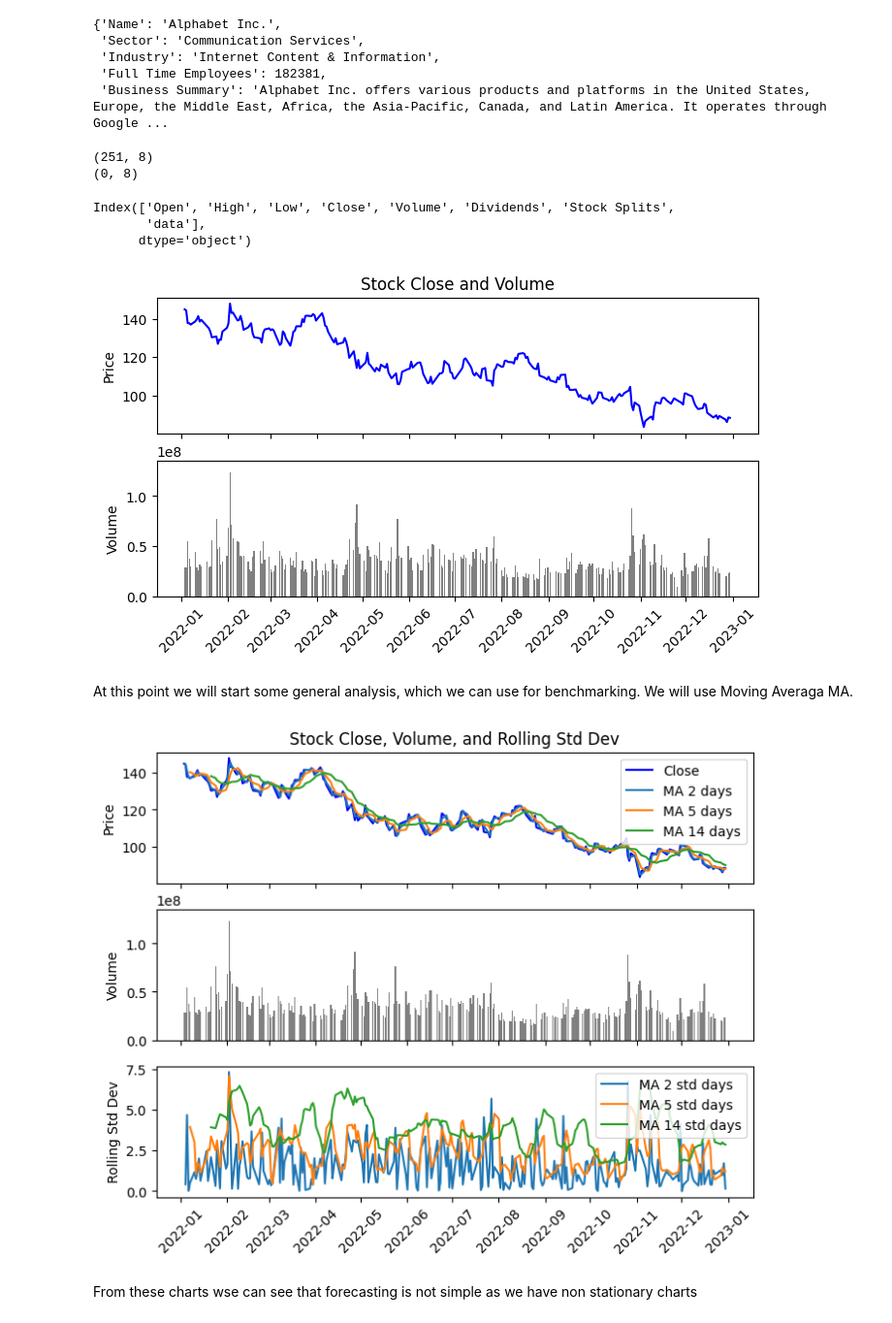
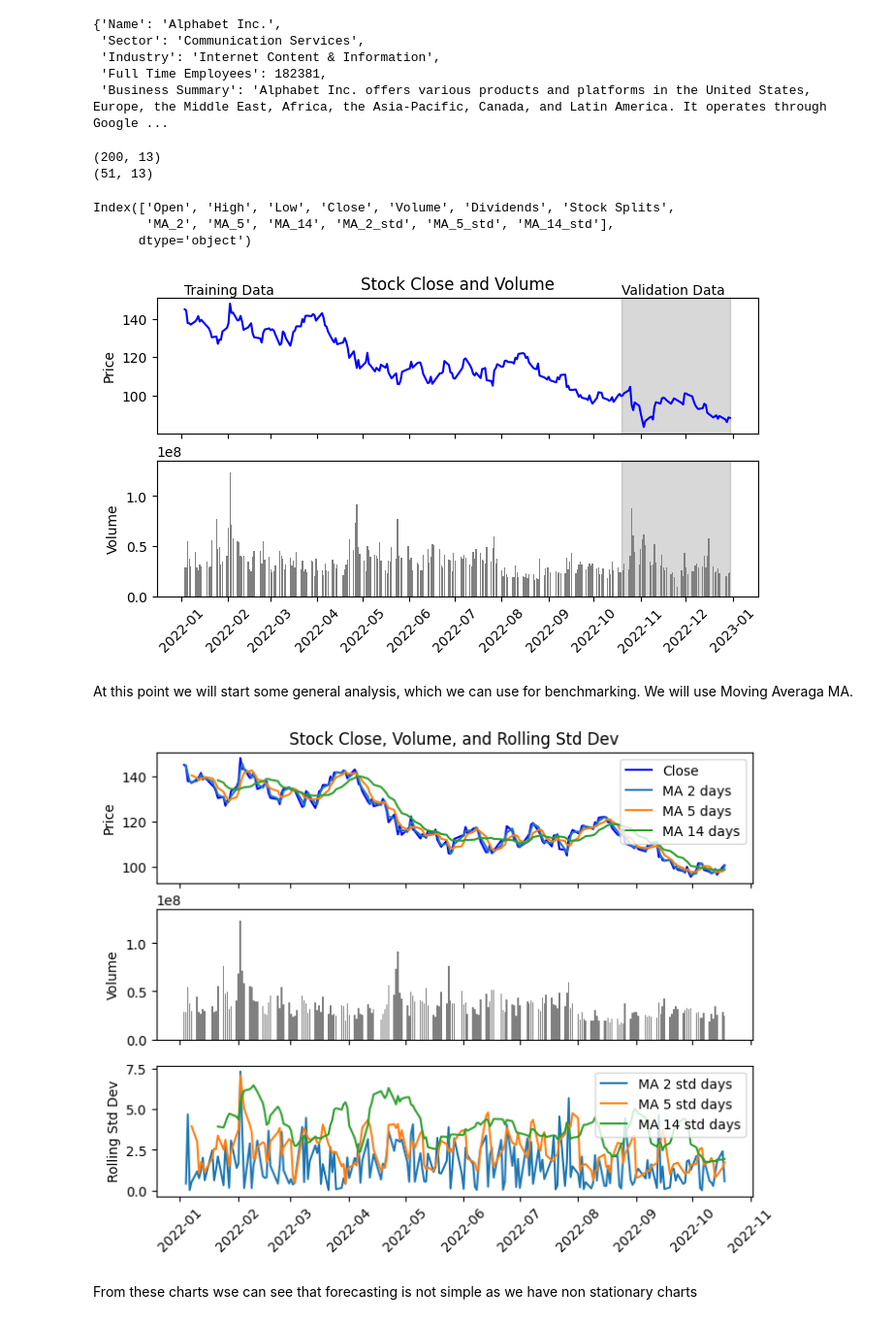
Before and after one commit to nchadburn/Stat598-FinalProject, a Jupyter notebook: arima.ipynb, the cells around one changed output. Shown at 97% size. Saved outputs shown, nothing was run; the diff lists cells and outputs as text; code cells hidden in the pictures.

```diff
--- a/arima.ipynb
+++ b/arima.ipynb
@@ -55,50 +55,55 @@ ticker_details
  'Business Summary': 'Alphabet Inc. offers various products and platforms in the United States, Europe, the Middle East, Africa, the Asia-Pacific, Canada, and Latin America. It operates through Google ...
 # %%
 df_history = ticker.history(start=start_date, end=end_date, interval='1d')
-# %%
-df_history['data'] = df_history[column_reference].copy()
-
-df_train = df_history.loc[df_history.index < split_date].copy()
-df_validation = df_history.loc[df_history.index >= split_date].copy()
-
-print(df_train.shape)
-print(df_validation.shape)
-df_train.columns
-# %% [output]
-(251, 8)
-(0, 8)
-Index(['Open', 'High', 'Low', 'Close', 'Volume', 'Dividends', 'Stock Splits',
-       'data'],
-      dtype='object')
+# %%
+for ma in moving_average_list:
+    df_history[f'MA_{ma}'] = df_history[column_reference].rolling(window=ma).mean()
+    df_history[f'MA_{ma}_std'] = df_history[column_reference].rolling(window=ma).std()
+
+split_index = int(len(df_history) * 0.8)
+df_train = df_history.iloc[:split_index].copy()
+df_validation = df_history.iloc[split_index:].copy()
+
+print(df_train.shape)
+print(df_validation.shape)
+df_train.columns
+# %% [output]
+(200, 13)
+(51, 13)
+Index(['Open', 'High', 'Low', 'Close', 'Volume', 'Dividends', 'Stock Splits',
+       'MA_2', 'MA_5', 'MA_14', 'MA_2_std', 'MA_5_std', 'MA_14_std'],
+      dtype='object')
 # %%
-#drawing volumne, close and dividens
-
 fig, (ax1, ax2) = plt.subplots(2, 1, sharex=True, figsize=(8,4))
 
-ax1.plot(df_train.index, df_train[column_reference], color='blue')
+ax1.plot(df_history.index, df_history[column_reference], color='blue')
 ax1.set_title(f'Stock {column_reference} and Volume')
 ax1.set_ylabel('Price')
 
+ax1.axvspan(df_history.index[split_index], df_history.index[-1], color='gray', alpha=0.3)
 
-ax2.bar(df_train.index, df_train['Volume'], color='gray')
+ax2.bar(df_history.index, df_history['Volume'], color='gray')
 ax2.set_ylabel('Volume')
-max_volume = df_train['Volume'].max()
+max_volume = df_history['Volume'].max()
 ax2.set_ylim(0, max_volume * 1.1)
 
-# drawing a green line for dividend
+ax2.axvspan(df_history.index[split_index], df_history.index[-1], color='gray', alpha=0.3)
+
 for date, row in df_train.iterrows():
     if row['Dividends'] > 0:
         ax1.axvline(x=date, color='green', linestyle='--', alpha=0.7)
         ax2.axvline(x=date, color='green', linestyle='--', alpha=0.7)
 
-
 ax1.xaxis.set_major_formatter(mdates.DateFormatter('%Y-%m'))
 ax1.xaxis.set_major_locator(mdates.MonthLocator())
 
+ax1.text(df_history.index[0], ax1.get_ylim()[1]*1.01, 'Training Data', horizontalalignment='left')
+ax1.text(df_history.index[split_index], ax1.get_ylim()[1]*1.01, 'Validation Data', horizontalalignment='left')
+
 plt.xticks(rotation=45)
 plt.show()
 # %% [output]
-[figure, old version]
+[figure, new version]
 # %% [markdown]
 At this point we will start some general analysis, which we can use for benchmarking. We will use Moving Averaga MA.
 # %%
@@ -108,42 +113,34 @@ ax1.plot(df_train.index, df_train[column_reference], color='blue', label=column_
 ax1.set_title(f'Stock {column_reference}, Volume, and Rolling Std Dev')
 ax1.set_ylabel('Price')
 
 for ma in moving_average_list:
-    df_train[f'MA_{ma}'] = df_train[column_reference].rolling(window=ma).mean()
     ax1.plot(df_train.index, df_train[f'MA_{ma}'], label=f'MA {ma} days')
-
 
 ax2.bar(df_train.index, df_train['Volume'], color='gray')
 ax2.set_ylabel('Volume')
 max_volume = df_train['Volume'].max()
 ax2.set_ylim(0, max_volume * 1.1)
 
 for ma in moving_average_list:
-    df_train[f'MA_{ma}_std'] = df_train[column_reference].rolling(window=ma).std()
     ax3.plot(df_train.index, df_train[f'MA_{ma}_std'], label=f'MA {ma} std days')
-
 
 ax3.set_ylabel('Rolling Std Dev')
 
 # Drawing dividend lines on all subplots
 for date, row in df_train.iterrows():
     if row['Dividends'] > 0:
         ax1.axvline(x=date, color='green', linestyle='--', alpha=0.7)
         ax2.axvline(x=date, color='green', linestyle='--', alpha=0.7)
         ax3.axvline(x=date, color='green', linestyle='--', alpha=0.7)
 
-
 ax1.xaxis.set_major_formatter(mdates.DateFormatter('%Y-%m'))
 ax1.xaxis.set_major_locator(mdates.MonthLocator())
-
-
 ax1.legend()
 ax3.legend()
-
 plt.xticks(rotation=45)
 plt.show()
 # %% [output]
-[figure, old version]
+[figure, new version]
 # %% [markdown]
 From these charts wse can see that forecasting is not simple as we have non stationary charts
 # %%
```
Also changed, not shown: parts of 2 cells of this notebook.
